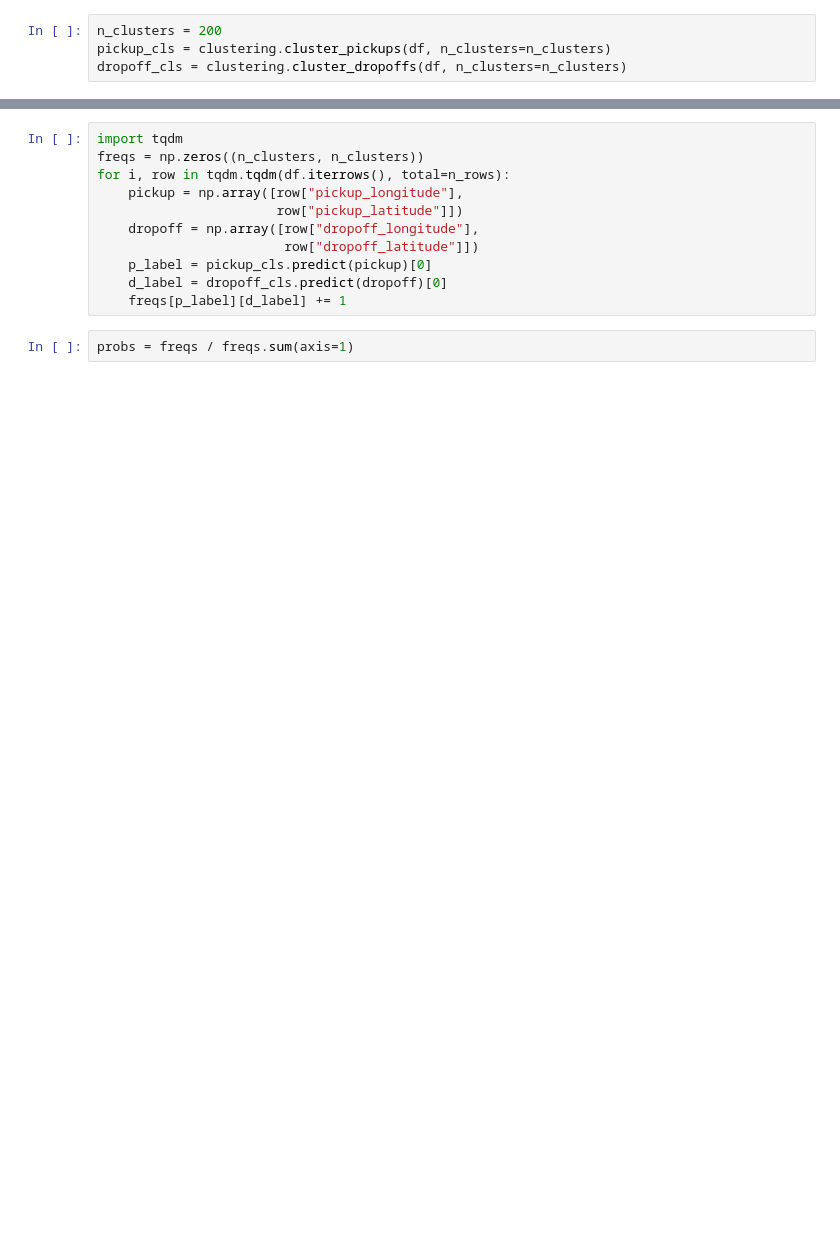
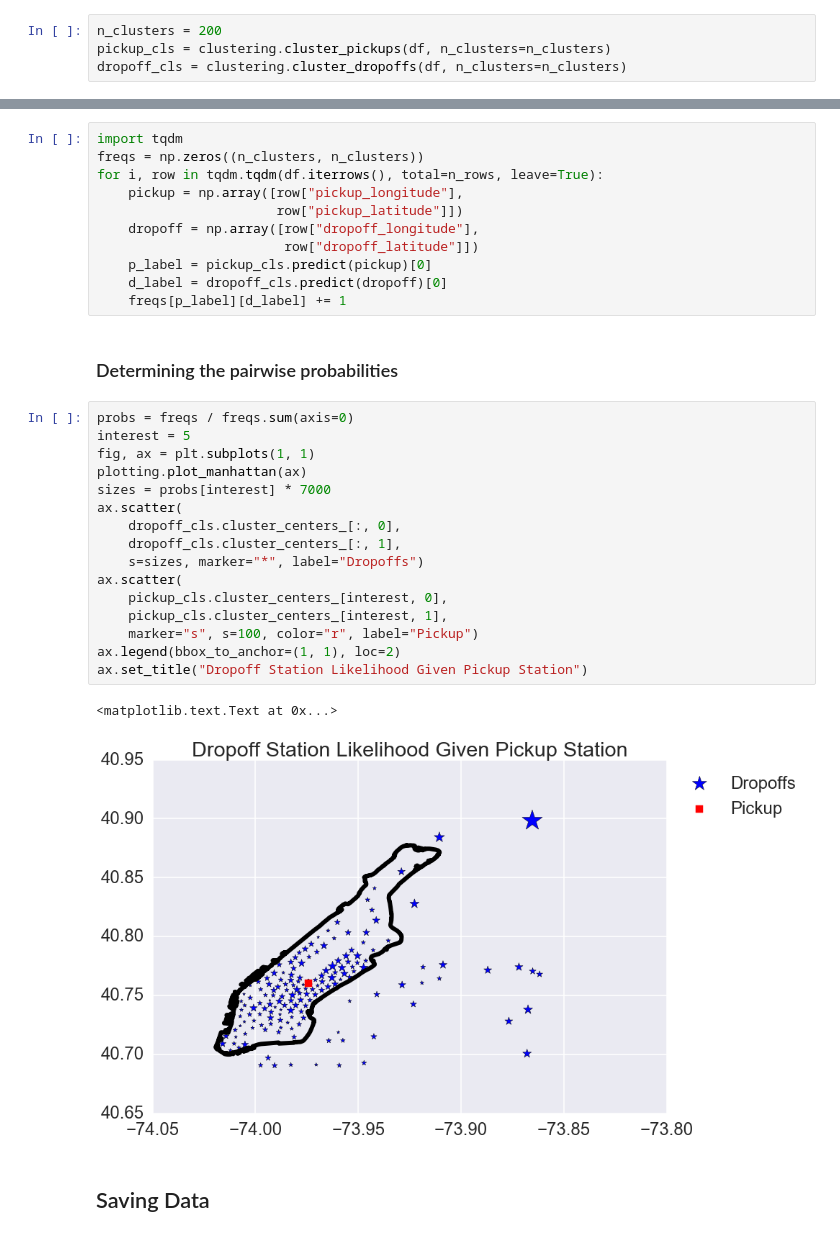
Before and after one commit to a20r/nyc-taxi-analysis, a Jupyter notebook: scripts/demand_prediction.ipynb, the cells around one changed output, grey strips where cells are left out. Cells and saved outputs as stored; diff of their text form; blank space fills up the shorter version.

```diff
--- a/scripts/demand_prediction.ipynb
+++ b/scripts/demand_prediction.ipynb
@@ -52,7 +57,7 @@ ax.legend()
 # %%
 import tqdm
 freqs = np.zeros((n_clusters, n_clusters))
-for i, row in tqdm.tqdm(df.iterrows(), total=n_rows):
+for i, row in tqdm.tqdm(df.iterrows(), total=n_rows, leave=True):
     pickup = np.array([row["pickup_longitude"],
                        row["pickup_latitude"]])
     dropoff = np.array([row["dropoff_longitude"],
@@ -60,5 +65,26 @@ for i, row in tqdm.tqdm(df.iterrows(), total=n_rows):
     p_label = pickup_cls.predict(pickup)[0]
     d_label = dropoff_cls.predict(dropoff)[0]
     freqs[p_label][d_label] += 1
-# %%
-probs = freqs / freqs.sum(axis=1)
+# %% [markdown]
+### Determining the pairwise probabilities
+# %%
+probs = freqs / freqs.sum(axis=0)
+interest = 5
+fig, ax = plt.subplots(1, 1)
+plotting.plot_manhattan(ax)
+sizes = probs[interest] * 7000
+ax.scatter(
+    dropoff_cls.cluster_centers_[:, 0],
+    dropoff_cls.cluster_centers_[:, 1],
+    s=sizes, marker="*", label="Dropoffs")
+ax.scatter(
+    pickup_cls.cluster_centers_[interest, 0],
+    pickup_cls.cluster_centers_[interest, 1],
+    marker="s", s=100, color="r", label="Pickup")
+ax.legend(bbox_to_anchor=(1, 1), loc=2)
+ax.set_title("Dropoff Station Likelihood Given Pickup Station")
+# %% [output]
+<matplotlib.text.Text at 0x...>
+[figure, added]
+# %% [markdown]
+## Saving Data
```
Also changed, not shown: parts of 9 cells of this notebook, 1 other file.
